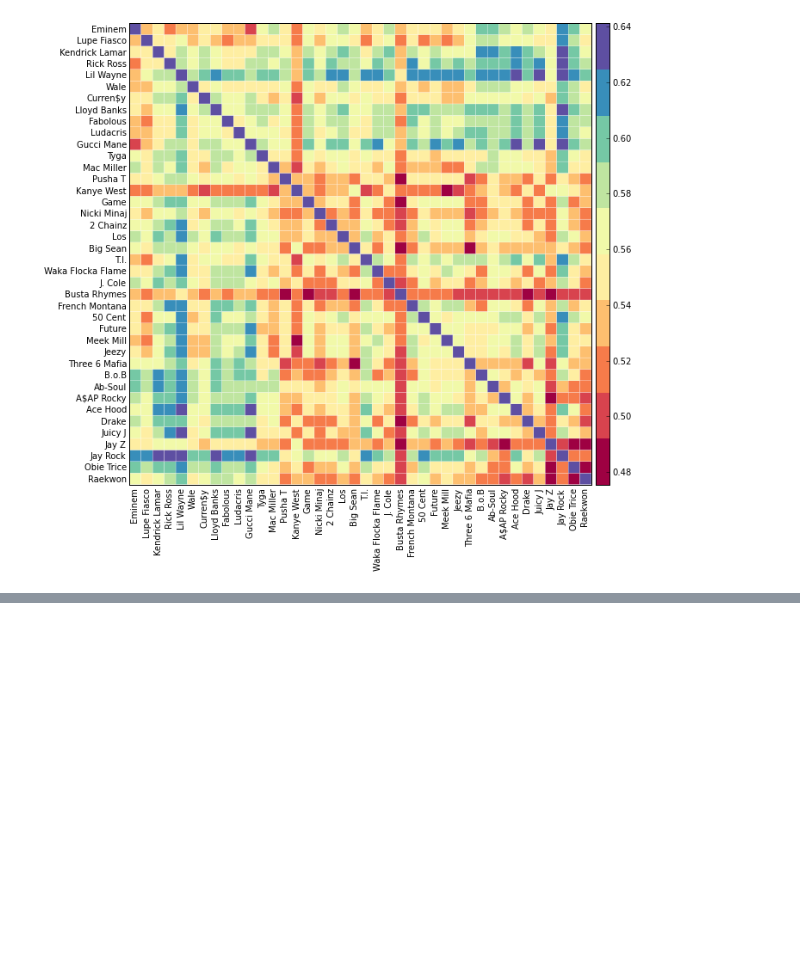
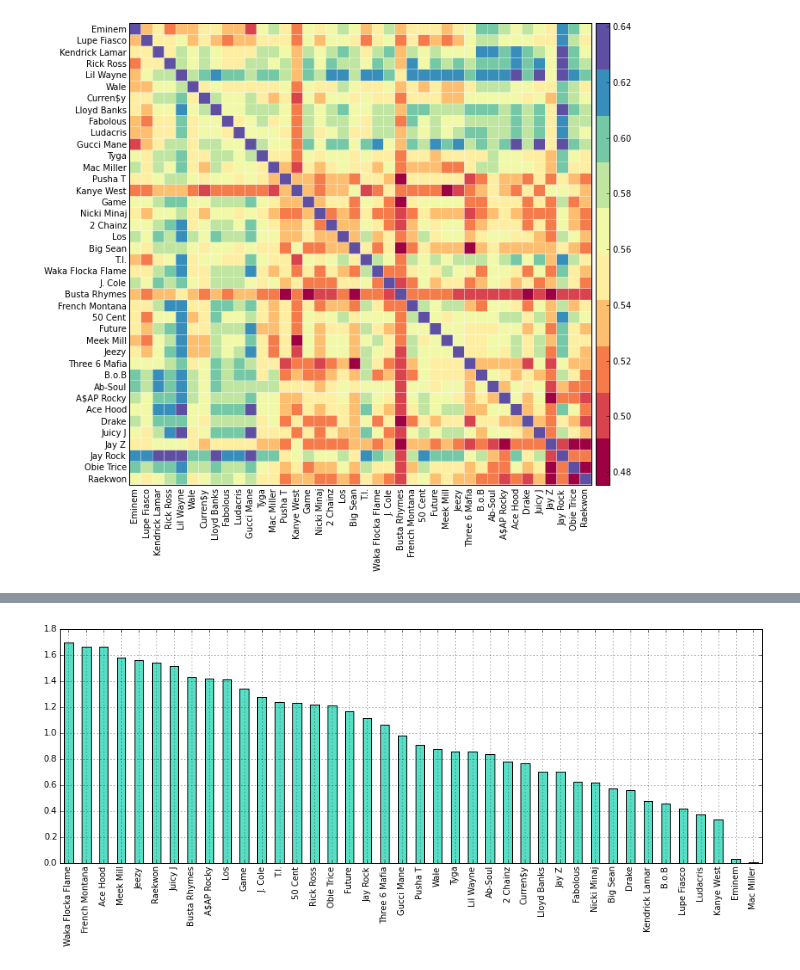
Before and after one commit to baronvonbadguy/genius-scraper, a Jupyter notebook: Exploration.ipynb, the cells around one changed output, grey strips where cells are left out. Cells and saved outputs as stored; diff of their text form; code cells hidden in the pictures; blank space fills up the shorter version.

```diff
--- a/Exploration.ipynb
+++ b/Exploration.ipynb
@@ -491,0 +538,10 @@ average: 0.543043011375
+# %%
+def plot_words(words):
+    count = pd.Series(index=top40.index)
+    for artist in top40.index.values:
+        count[artist] = occurrences_of_words(words, artist) / float(len(corpora[artist])) * 100
+    count.sort(ascending=False)
+    count.plot(kind='bar', color="#57DFC6")
+plot_words(['nigga', 'nigga\'s'])
+# %% [output]
+[figure, added]
```
Also changed, not shown: parts of 13 cells of this notebook.
